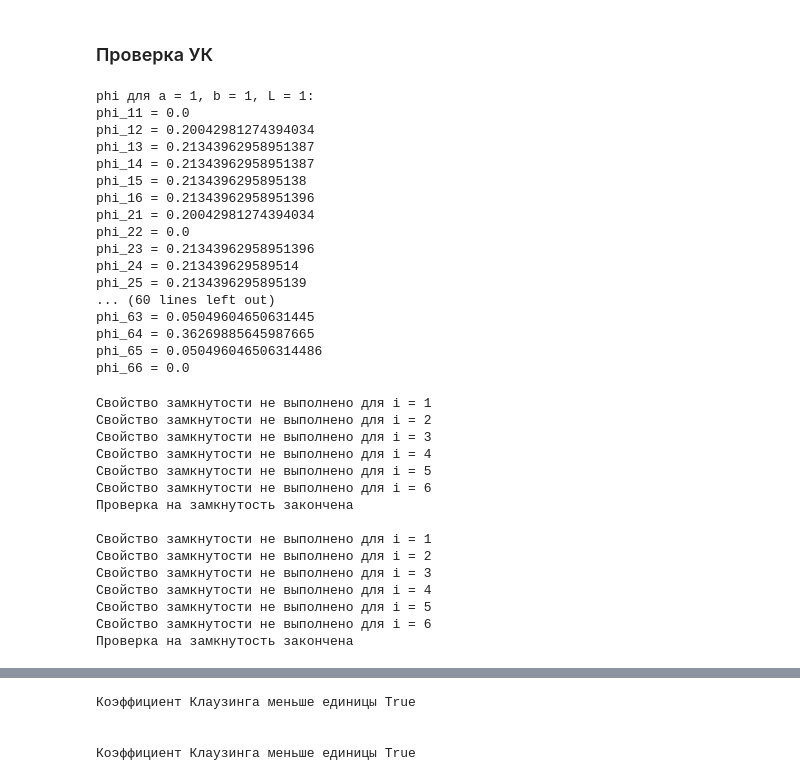
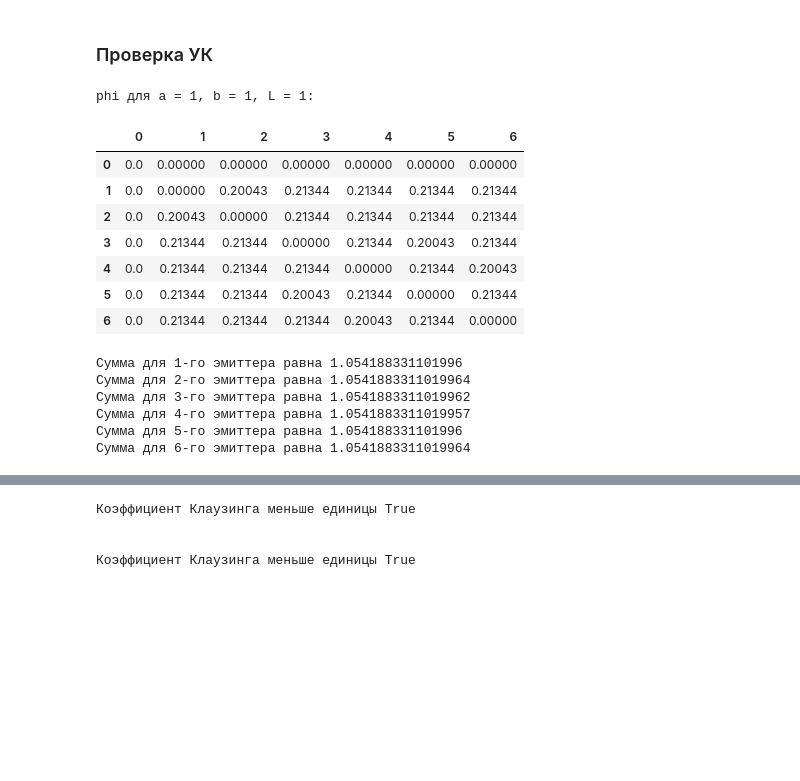
Before and after one commit to eprush/MethodOfAngularCoefficients, a Jupyter notebook: tests.ipynb, the cells around one changed output, grey strips where cells are left out. Cells and saved outputs as stored; diff of their text form; code cells hidden in the pictures; blank space fills up the shorter version.

```diff
--- a/tests.ipynb
+++ b/tests.ipynb
@@ -60,22 +61,22 @@ distance(20)
 ### Проверка УК
 # %%
 def test_1(phi):
-    #вывод всех пар УК
+    #вывод всех пар УК.
+    #phi_ij находится в i-й строке, j-м столбце.
+    phi   = np.transpose(phi)
+    table = pd.DataFrame({"0" : phi[0]})
     for i in range(1,len(phi)):
-        for j in range(1,len(phi[i])):
-            print("phi_" + str(i)+str(j) + " =", phi[i][j])
-    print("\n")
-    return
+        table[str(i)] = phi[i]
+    return table
 
 def test_2(phi):
     #свойство замкнутости
+    print("\n")
     for i in range(1,len(phi)):
         sum = 0
         for j in range(1, len(phi[i])):
             sum += phi[i][j]
-        if round(1 - sum,5) != 0:
-                print("Свойство замкнутости не выполнено для i =", i)
-    print("Проверка на замкнутость закончена \n")
+        print("Сумма для " + str(i) + "-го эмиттера равна", sum)
     return
 
 def test_3(t, num_1 = 10, num_2 = 10):
@@ -85,50 +86,28 @@ def test_3(t, num_1 = 10, num_2 = 10):
         for j in range(1, len(phi[i])):
             if round(phi[i][j] * t.areas[i-1],5) != round(phi[j][i] * t.areas[j-1],5):
                 print("Свойство взаимности не выполнено для i =", i, "и j =", j)
-    print("Проверка на взаимность закончена \n")
+    print("\n")
     return
 # %%
 tube_1, tube_2 = Rectangular(1,1,1), Rectangular(1,5,1)
 phi_1,  phi_2  = tube_1.matrix(100,100), tube_2.matrix(100,100)
 # %%
 print("phi для a = 1, b = 1, L = 1:")
-test_1(phi_1)
-print("phi для a = 1, b = 5, L = 1:")
-test_1(phi_2)
+display(test_1(phi_1))
+test_2(phi_1)
 # %% [output]
 phi для a = 1, b = 1, L = 1:
-phi_11 = 0.0
-phi_12 = 0.20042981274394034
-phi_13 = 0.21343962958951387
-phi_14 = 0.21343962958951387
-phi_15 = 0.2134396295895138
-phi_16 = 0.21343962958951396
-phi_21 = 0.20042981274394034
-phi_22 = 0.0
-phi_23 = 0.21343962958951396
-phi_24 = 0.213439629589514
-phi_25 = 0.2134396295895139
-... (60 lines left out)
-phi_63 = 0.05049604650631445
-phi_64 = 0.36269885645987665
-phi_65 = 0.050496046506314486
-phi_66 = 0.0
+|  | 0 | 1 | 2 | 3 | 4 | 5 | 6 |
+| 0 | 0.0 | 0.00000 | 0.00000 | 0.00000 | 0.00000 | 0.00000 | 0.00000 |
+| 1 | 0.0 | 0.00000 | 0.20043 | 0.21344 | 0.21344 | 0.21344 | 0.21344 |
+| 2 | 0.0 | 0.20043 | 0.00000 | 0.21344 | 0.21344 | 0.21344 | 0.21344 |
+| 3 | 0.0 | 0.21344 | 0.21344 | 0.00000 | 0.21344 | 0.20043 | 0.21344 |
+| 4 | 0.0 | 0.21344 | 0.21344 | 0.21344 | 0.00000 | 0.21344 | 0.20043 |
+| 5 | 0.0 | 0.21344 | 0.21344 | 0.20043 | 0.21344 | 0.00000 | 0.21344 |
+| 6 | 0.0 | 0.21344 | 0.21344 | 0.21344 | 0.20043 | 0.21344 | 0.00000 |
+Сумма для 1-го эмиттера равна 1.054188331101996
+Сумма для 2-го эмиттера равна 1.0541883311019964
+Сумма для 3-го эмиттера равна 1.0541883311019962
+Сумма для 4-го эмиттера равна 1.0541883311019957
+Сумма для 5-го эмиттера равна 1.054188331101996
+Сумма для 6-го эмиттера равна 1.0541883311019964
-# %%
-test_2(phi_1)
-test_2(phi_2)
-# %% [output]
-Свойство замкнутости не выполнено для i = 1
-Свойство замкнутости не выполнено для i = 2
-Свойство замкнутости не выполнено для i = 3
-Свойство замкнутости не выполнено для i = 4
-Свойство замкнутости не выполнено для i = 5
-Свойство замкнутости не выполнено для i = 6
-Проверка на замкнутость закончена
-
-Свойство замкнутости не выполнено для i = 1
-Свойство замкнутости не выполнено для i = 2
-Свойство замкнутости не выполнено для i = 3
-Свойство замкнутости не выполнено для i = 4
-Свойство замкнутости не выполнено для i = 5
-Свойство замкнутости не выполнено для i = 6
-Проверка на замкнутость закончена
```
Also changed, not shown: parts of 8 cells of this notebook, 3 other files.
